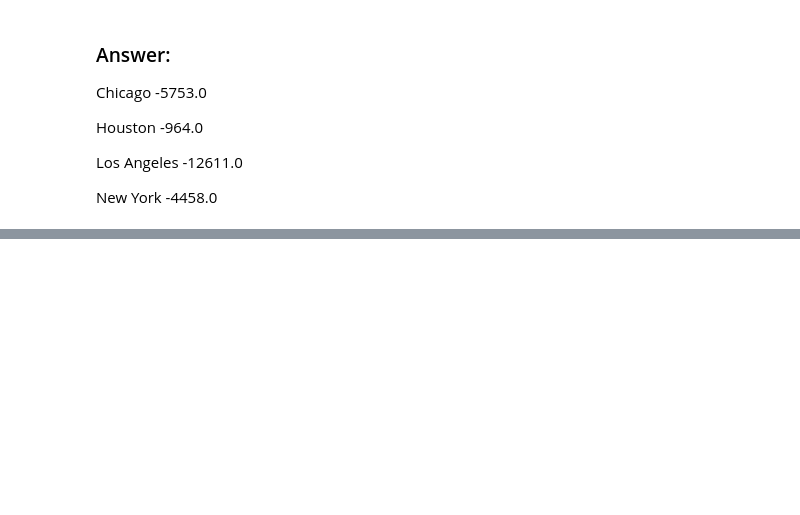
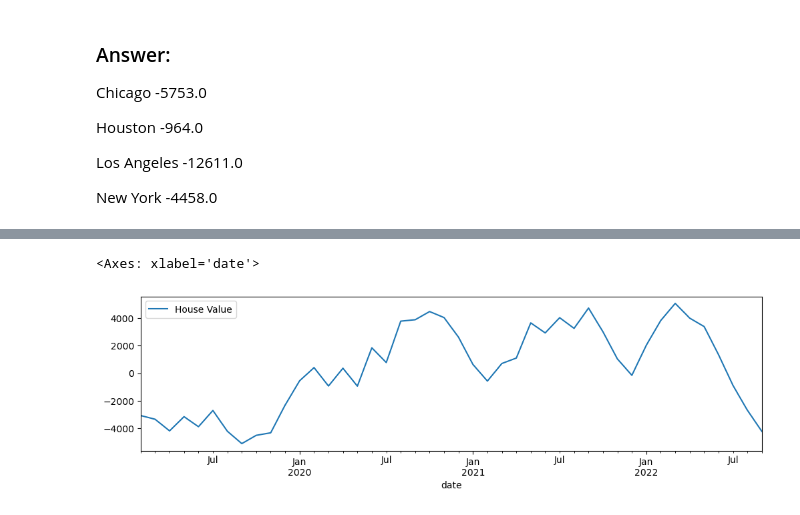
Before and after one commit to Dr-Schmoctor/Data-Vizualization-Work, a Jupyter notebook: Week1/Zillow_Preparing_Time_Series_Data.ipynb, the cells around one changed output, grey strips where cells are left out. Saved outputs shown, nothing was run; the diff lists cells and outputs as text; code cells hidden in the pictures; blank space fills up the shorter version.

```diff
--- a/Week1/Zillow_Preparing_Time_Series_Data.ipynb
+++ b/Week1/Zillow_Preparing_Time_Series_Data.ipynb
@@ -296,0 +542,6 @@ New York       -4458.0
+# %%
+diff = ny_df.diff().diff(12).dropna()
+diff.plot()
+# %% [output]
+<Axes: xlabel='date'>
+[figure, added]
```
Also changed, not shown: parts of 51 cells of this notebook.
